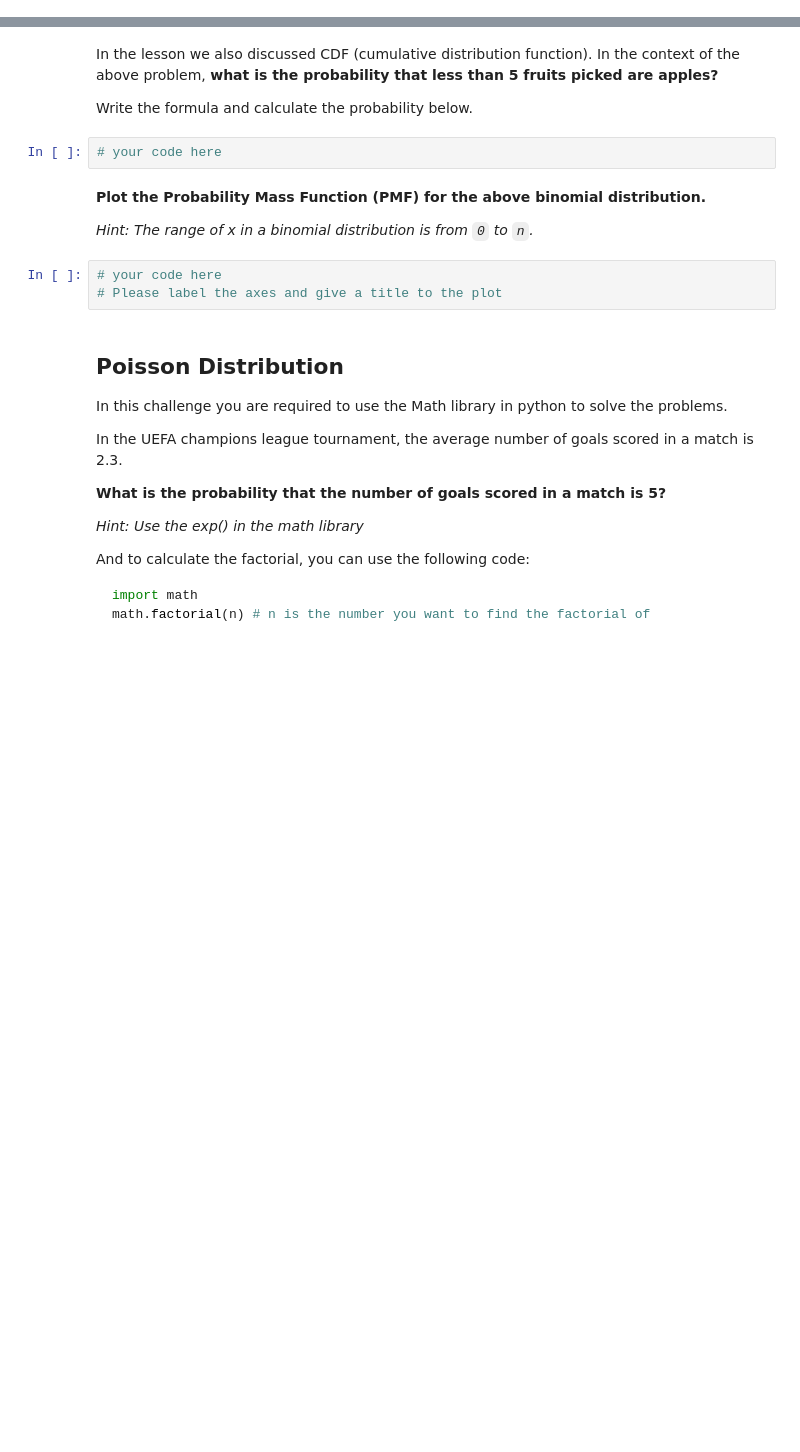
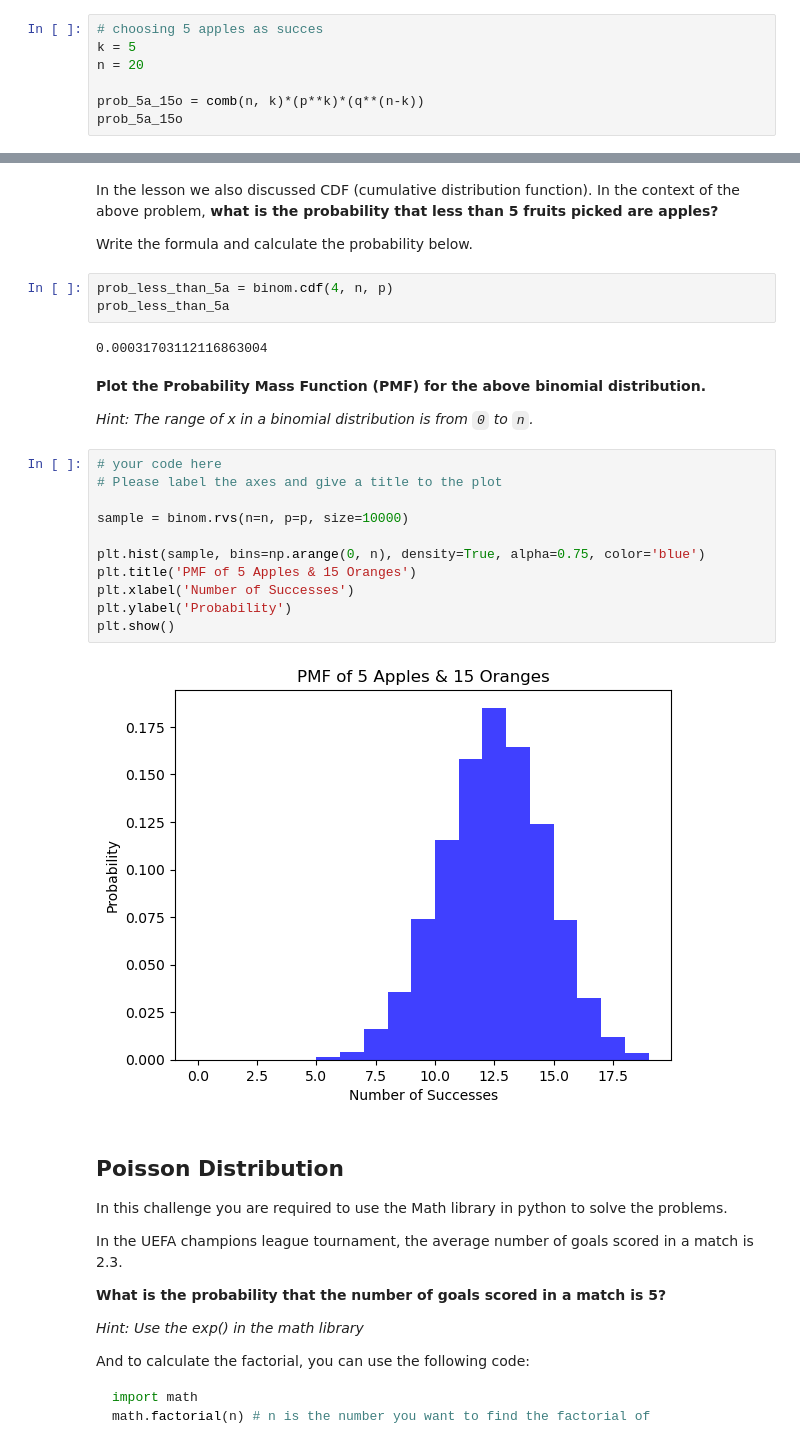
Before and after one commit to mara-pn/lab-discrete-probability-distributions-en, a Jupyter notebook: your-code/main.ipynb, the cells around one changed output, grey strips where cells are left out. Cells and saved outputs as stored; diff of their text form; blank space fills up the shorter version.

```diff
--- a/your-code/main.ipynb
+++ b/your-code/main.ipynb
@@ -79,0 +79,7 @@ Please note that this time the order of the fruits being picked does not matter.
+# %%
+# choosing 5 apples as succes
+k = 5
+n = 20
+
+prob_5a_15o = comb(n, k)*(p**k)*(q**(n-k))
+prob_5a_15o
@@ -81,17 +94,30 @@ Please note that this time the order of the fruits being picked does not matter.
 In the lesson we also discussed CDF (cumulative distribution function). In the context of the above problem, **what is the probability that less than 5 fruits picked are apples?**
 
 Write the formula and calculate the probability below.
-# %%
-# your code here
+# %%
+prob_less_than_5a = binom.cdf(4, n, p)
+prob_less_than_5a
+# %% [output]
+0.00031703112116863004
 # %% [markdown]
 <!-- **Plot the PDF (probability distributiom function) for the above binomial distribution.** -->
 
 **Plot the Probability Mass Function (PMF) for the above binomial distribution.**
 
 *Hint: The range of x in a binomial distribution is from `0` to `n`.*
-# %%
-# your code here
-# Please label the axes and give a title to the plot
+# %%
+# your code here
+# Please label the axes and give a title to the plot
+
+sample = binom.rvs(n=n, p=p, size=10000)
+
+plt.hist(sample, bins=np.arange(0, n), density=True, alpha=0.75, color='blue')
+plt.title('PMF of 5 Apples & 15 Oranges')
+plt.xlabel('Number of Successes')
+plt.ylabel('Probability')
+plt.show()
+# %% [output]
+[figure, added]
 # %% [markdown]
 ## Poisson Distribution
 
```
Also changed, not shown: parts of 9 cells of this notebook.
